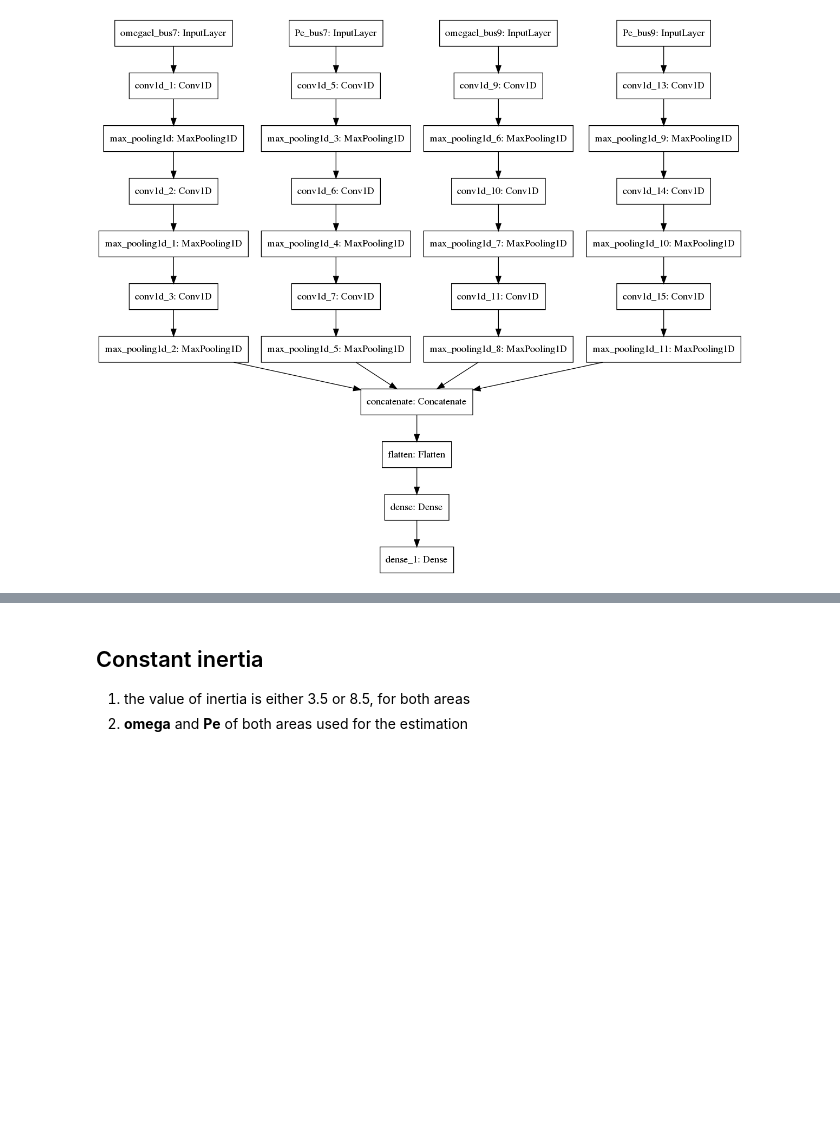
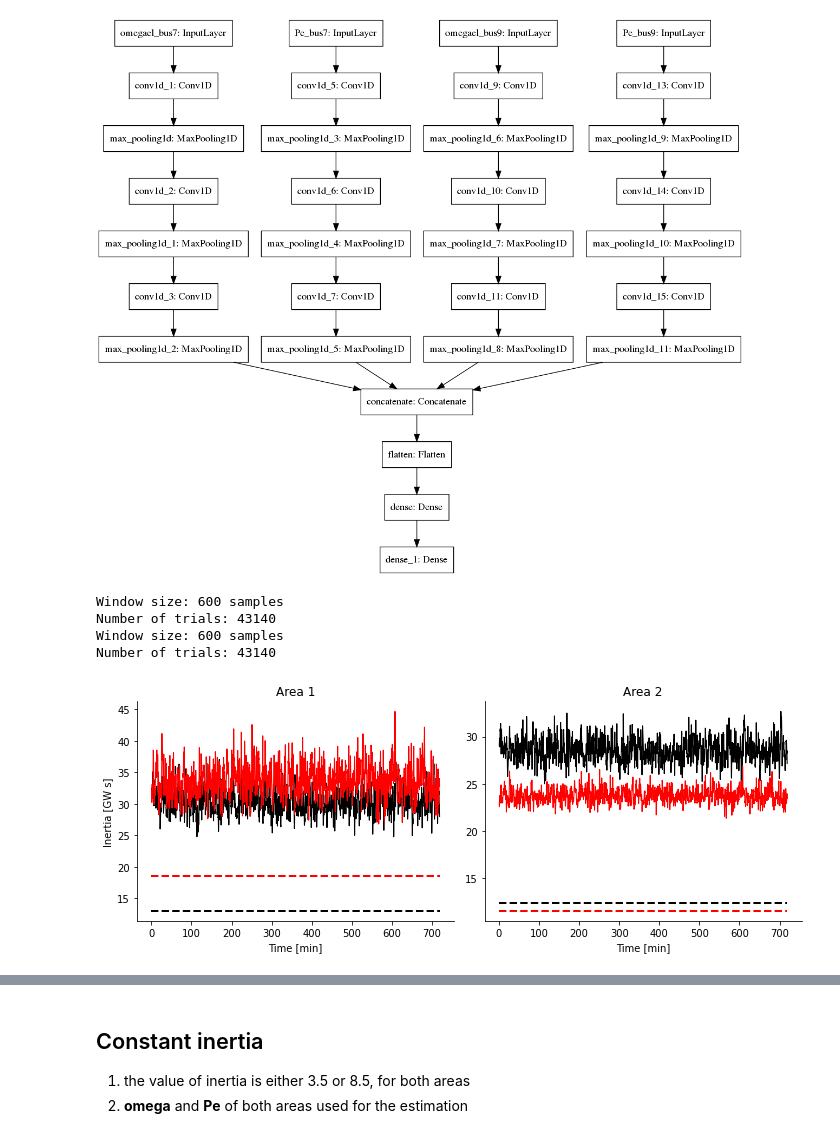
Before and after one commit to danielelinaro/inertia, a Jupyter notebook: notebooks/Inertia_estimation_two-area_multi_area.ipynb, the cells around one changed output, grey strips where cells are left out. Drawn from its saved outputs; the diff is of its cells as text; code cells hidden in the pictures; blank space fills up the shorter version.

```diff
--- a/notebooks/Inertia_estimation_two-area_multi_area.ipynb
+++ b/notebooks/Inertia_estimation_two-area_multi_area.ipynb
@@ -31,6 +31,7 @@ D = 2
 DZA = 60
 energy_inertia = True
 num_stochastic_loads = 1
+loads_in_areas = True
 network_name = 'two-area'
 
 if energy_inertia:
@@ -43,20 +44,31 @@ else:
     func = np.mean
     inertia_units = 's'
     suffix = 'coi_inertia'
+
 query = Tag(network_name) & \
         Tag('_'.join([f'area{area_id}' for area_id in area_IDs])) & \
         Tag(f'D={D}') & \
         Tag(f'DZA={DZA}') & \
         Tag('1D_pipeline') & \
         tag
+
 if num_stochastic_loads == 3:
     query = query & Tag('3_stoch_loads')
+
+if loads_in_areas:
+    query = query & Tag('Ld7_Ld9_inside_areas')
+else:
+    query = query & Tag('Ld7_Ld9_outside_areas')
+
 experiments = api.query(workspace, project_name, query, archived=False)
 experiment_IDs = []
 MAPE = []
 val_loss = []
 tags =  []
 for experiment in experiments:
+    current_expt_tags = experiment.get_tags()
+    if num_stochastic_loads == 1 and '3_stoch_loads' in current_expt_tags:
+        continue
     ID = experiment.id
     experiment_IDs.append(ID)
     sys.stdout.write(f'Downloading data for experiment ID {ID}... ')
@@ -73,7 +85,7 @@ for experiment in experiments:
                 MAPE.append(list(map(float, [v for v in val[1:-1].split(' ') if len(v)])))
             has_MAPE = True
             break
-    tags.append(experiment.get_tags())
+    tags.append(current_expt_tags)
     print(f'  val_loss: {val_loss[-1].min():.4f}')
     if has_MAPE:
         print(f'      MAPE: {MAPE[-1]}%')
@@ -123,3 +131,67 @@ Data directory is ../data/two-area/two-area_D=2_DZA=60.0.
 keras.utils.plot_model(model, show_shapes=False, dpi=96)
 # %% [output]
 [figure]
+# %%
+default_H = [6.5, 6.5, 6.175, 6.175]
+
+window_dur = 60
+window_step = 10
+
+H_values = [
+    default_H,
+    [9.5, 9, 3, 8.5]
+#     [10.855, 11.521, 12.626, 8.783]
+]
+N_H = len(H_values)
+bus_IDs = [7, 7, 9, 9]
+
+data = []
+data_normalized = []
+inertia = []
+area_inertia = []
+
+var_names = [var_name.format(bus_ID) for bus_ID in np.unique(bus_IDs) for var_name in ['omegael_bus{}', 'Pe_bus{}']]
+data_mean = {var_name: x_train_mean[k] for k,var_name in enumerate(var_names)}
+data_std = {var_name: x_train_std[k] for k,var_name in enumerate(var_names)}
+
+for H in H_values:
+    #data_file = data_dir + f'/inertia_{H[0]:.3f}_{H[1]:.3f}_{H[2]:.3f}_{H[3]:.3f}.h5'
+    data_file = f'../inertia_{H[0]:.3f}_{H[1]:.3f}_{H[2]:.3f}_{H[3]:.3f}.h5'
+    fid = tables.open_file(data_file)
+    pars = fid.root.parameters.read()
+    area_inertia.append([np.sum(pars['inertia'][0][:2,0]), np.sum(pars['inertia'][0][2:,0])])
+
+    fid.close()
+    t, dat, data_norm, data_sliding, _ = load_data_slide([data_file],
+                                                          var_names,
+                                                          data_mean,
+                                                          data_std,
+                                                          window_dur,
+                                                          window_step,
+                                                          verbose = True)
+    data.append(dat)
+    data_normalized.append(data_norm)
+    dt = np.diff(t[:2])[0]
+    time, HH, _ = predict(model, data_sliding, window_step, dt)
+    inertia.append(HH)
+# %% [output]
+Window size: 600 samples
+Number of trials: 43140
+Window size: 600 samples
+Number of trials: 43140
+# %%
+fig,ax = plt.subplots(1, 2, sharex=True, figsize=(10, 4))
+cmap = 'kr'
+for i in range(2):
+    for j in range(2):
+        ax[j].plot(time[[0,-1]] / 60, area_inertia[i][j] + np.zeros(2), cmap[i] + '--', lw=2)
+        ax[j].plot(time / 60, inertia[i][:,j], cmap[i], lw=1)
+        for side in 'top', 'right':
+            ax[j].spines[side].set_visible(False)
+        ax[j].set_title(f'Area {j+1}')
+        ax[j].set_xlabel('Time [min]')
+#         ax[j].set_ylim([10,25])
+ax[0].set_ylabel(f'Inertia [{inertia_units}]')
+fig.tight_layout()
+# %% [output]
+[figure, added]
```
Also changed, not shown: parts of 34 cells of this notebook, 10 other files.
